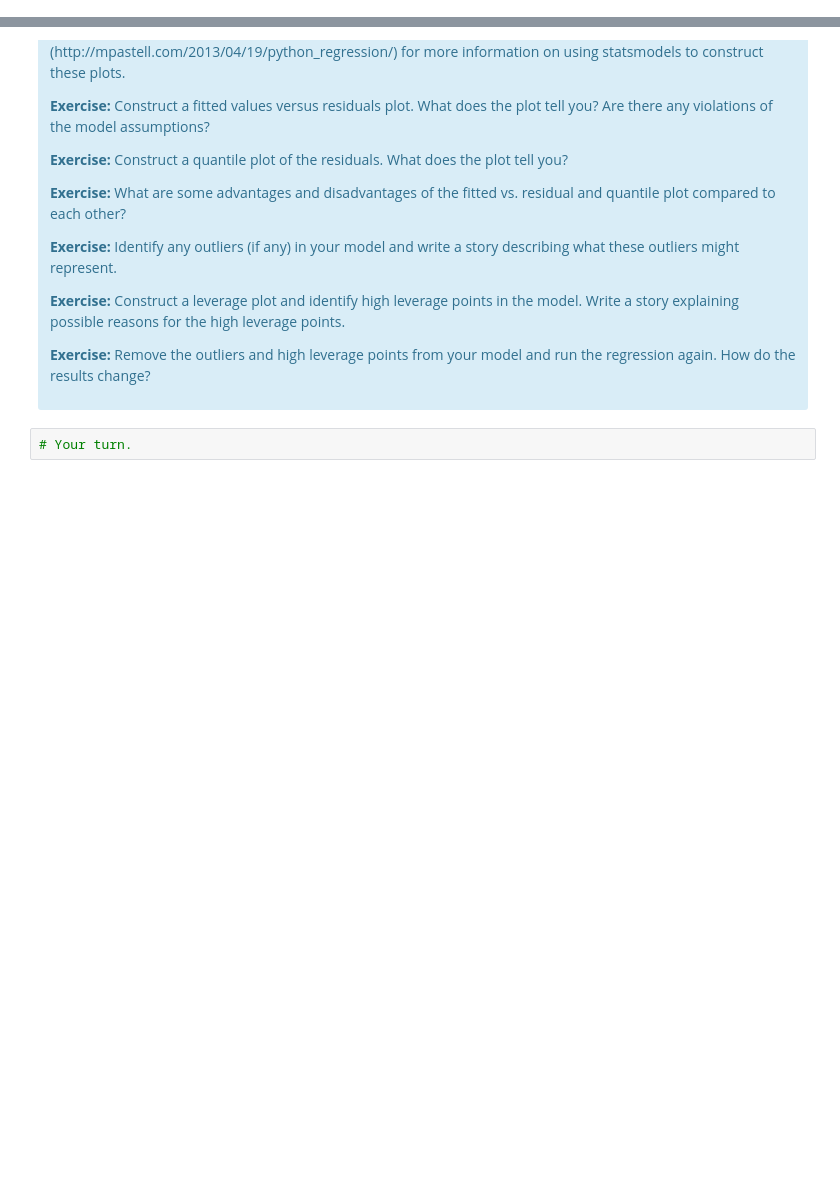
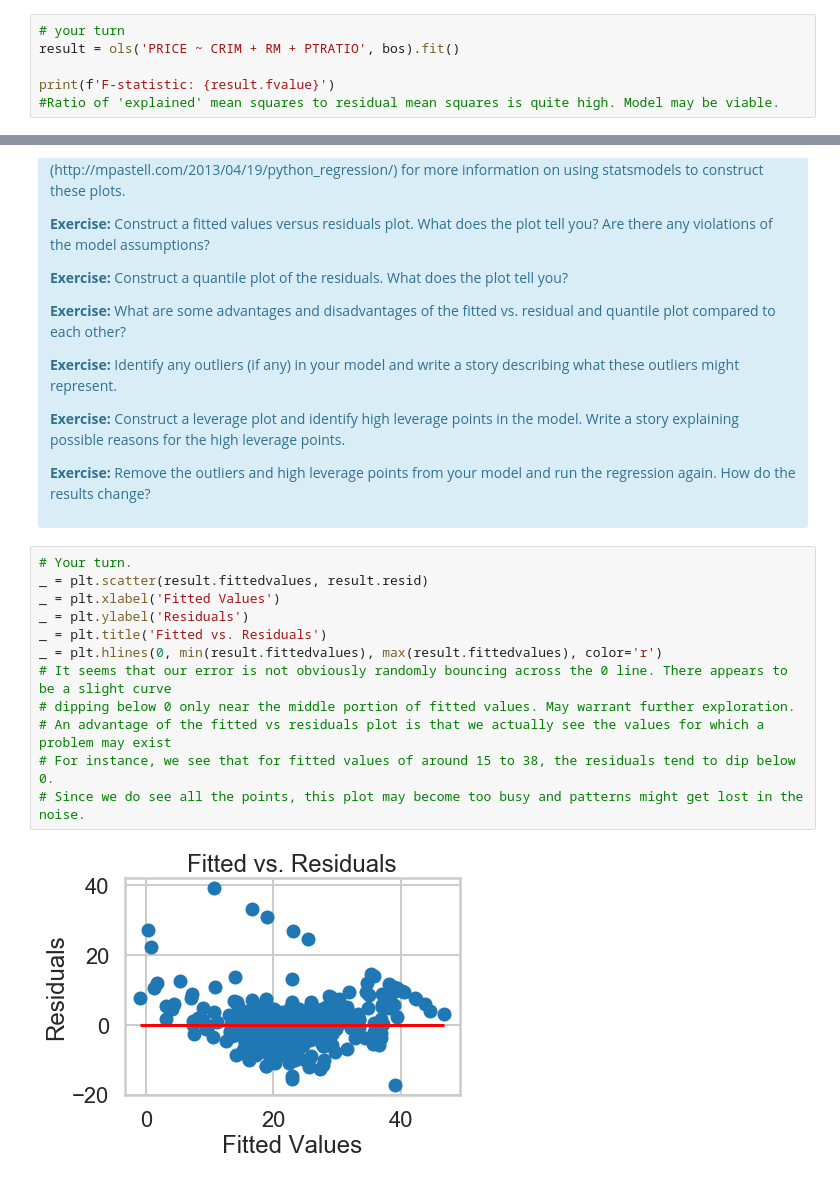
Before and after one commit to nguyenvuong45/SB-Assignments, a Jupyter notebook: linear_regression/Mini_Project_Linear_Regression.ipynb, the cells around one changed output, grey strips where cells are left out. Drawn from its saved outputs; the diff is of its cells as text; blank space fills up the shorter version.

```diff
--- a/linear_regression/Mini_Project_Linear_Regression.ipynb
+++ b/linear_regression/Mini_Project_Linear_Regression.ipynb
@@ -715,0 +771,6 @@ Once we compute the $F$-statistic, we can use the $F$-distribution with $N-K$ an
+# %%
+# your turn
+result = ols('PRICE ~ CRIM + RM + PTRATIO', bos).fit()
+
+print(f'F-statistic: {result.fvalue}')
+#Ratio of 'explained' mean squares to residual mean squares is quite high. Model may be viable.
@@ -790,5 +906,17 @@ There are some other issues that are important investigate with linear regressio
 
 <p><b>Exercise:</b> Remove the outliers and high leverage points from your model and run the regression again. How do the results change?</p>
 </div>
-# %%
-# Your turn.
+# %%
+# Your turn.
+_ = plt.scatter(result.fittedvalues, result.resid)
+_ = plt.xlabel('Fitted Values')
+_ = plt.ylabel('Residuals')
+_ = plt.title('Fitted vs. Residuals')
+_ = plt.hlines(0, min(result.fittedvalues), max(result.fittedvalues), color='r')
+# It seems that our error is not obviously randomly bouncing across the 0 line. There appears to be a slight curve
+# dipping below 0 only near the middle portion of fitted values. May warrant further exploration.
+# An advantage of the fitted vs residuals plot is that we actually see the values for which a problem may exist
+# For instance, we see that for fitted values of around 15 to 38, the residuals tend to dip below 0.
+# Since we do see all the points, this plot may become too busy and patterns might get lost in the noise.
+# %% [output]
+[figure, added]
```
Also changed, not shown: parts of 27 cells of this notebook.
